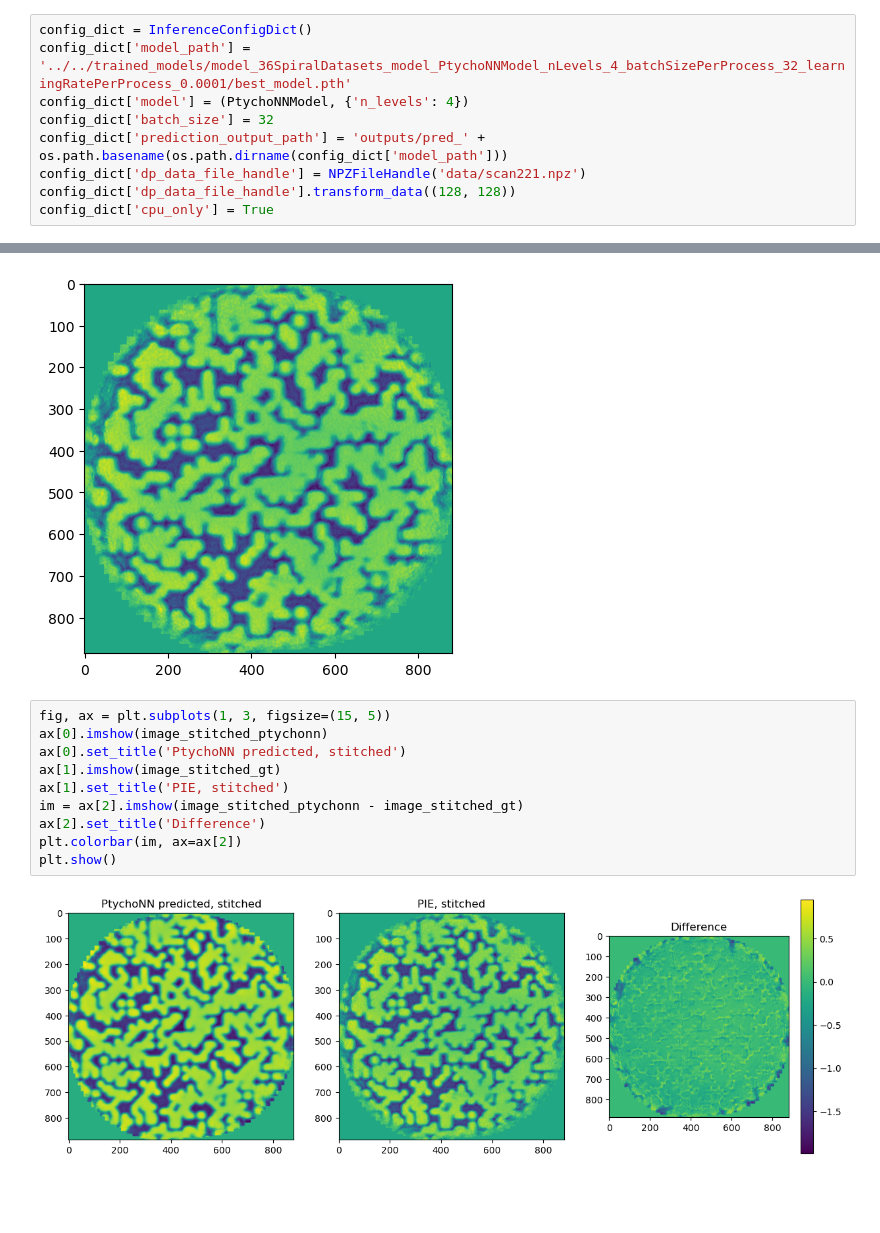
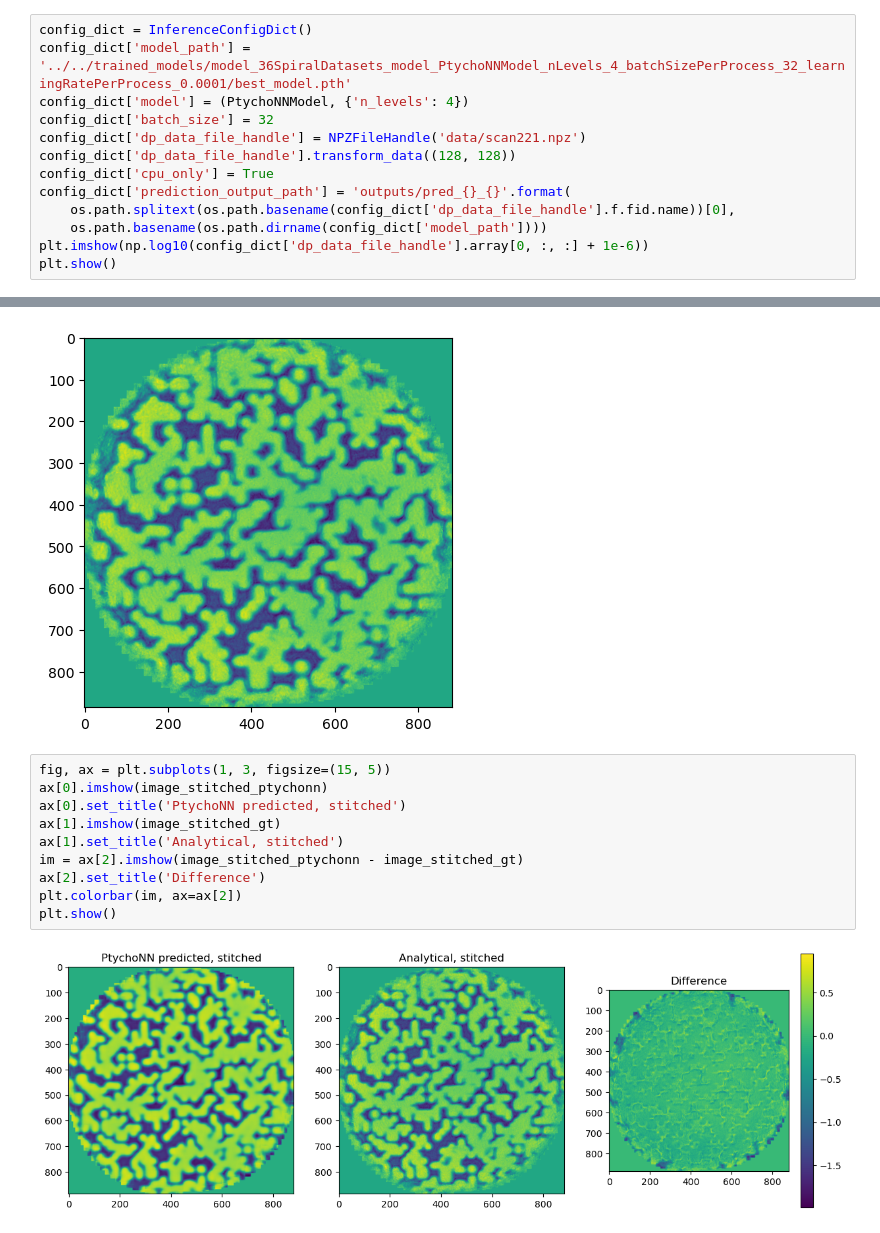
Before and after one commit to mdw771/probe_position_correction_w_ptychonn, a Jupyter notebook: workspace/large/test_predict.ipynb, the cells around one changed output, grey strips where cells are left out. Cells and saved outputs as stored; diff of their text form; blank space fills up the shorter version.

```diff
--- a/workspace/large/test_predict.ipynb
+++ b/workspace/large/test_predict.ipynb
@@ -23,7 +26,11 @@ config_dict = InferenceConfigDict()
 config_dict['model_path'] = '../../trained_models/model_36SpiralDatasets_model_PtychoNNModel_nLevels_4_batchSizePerProcess_32_learningRatePerProcess_0.0001/best_model.pth'
 config_dict['model'] = (PtychoNNModel, {'n_levels': 4})
 config_dict['batch_size'] = 32
-config_dict['prediction_output_path'] = 'outputs/pred_' + os.path.basename(os.path.dirname(config_dict['model_path']))
 config_dict['dp_data_file_handle'] = NPZFileHandle('data/scan221.npz')
 config_dict['dp_data_file_handle'].transform_data((128, 128))
 config_dict['cpu_only'] = True
+config_dict['prediction_output_path'] = 'outputs/pred_{}_{}'.format(
+    os.path.splitext(os.path.basename(config_dict['dp_data_file_handle'].f.fid.name))[0],
+    os.path.basename(os.path.dirname(config_dict['model_path'])))
+plt.imshow(np.log10(config_dict['dp_data_file_handle'].array[0, :, :] + 1e-6))
+plt.show()
@@ -63,12 +72,12 @@ plt.show()
 # %%
 fig, ax = plt.subplots(1, 3, figsize=(15, 5))
 ax[0].imshow(image_stitched_ptychonn)
 ax[0].set_title('PtychoNN predicted, stitched')
 ax[1].imshow(image_stitched_gt)
-ax[1].set_title('PIE, stitched')
+ax[1].set_title('Analytical, stitched')
 im = ax[2].imshow(image_stitched_ptychonn - image_stitched_gt)
 ax[2].set_title('Difference')
 plt.colorbar(im, ax=ax[2])
 plt.show()
 # %% [output]
-[figure, old version]
+[figure, new version]
```
Also changed, not shown: parts of 2 cells of this notebook, 6 other files.
